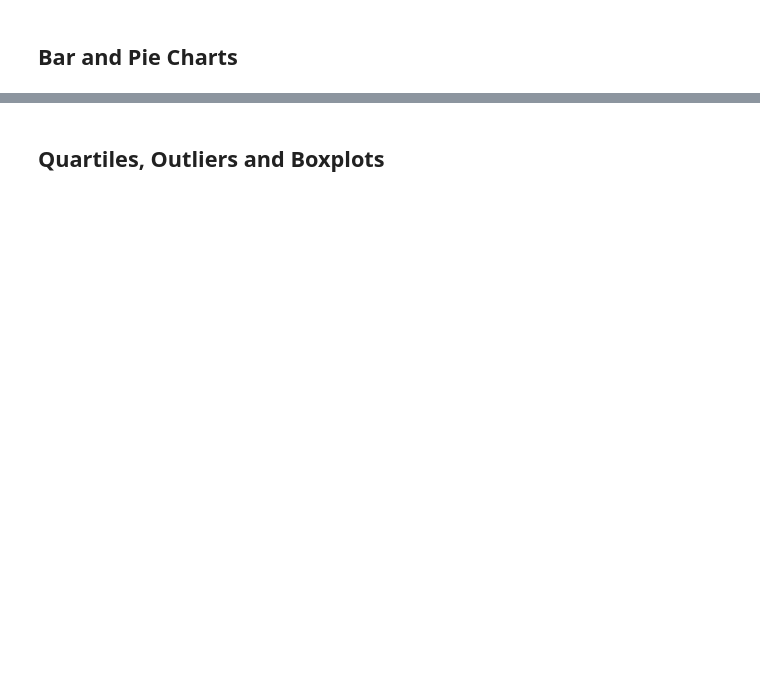
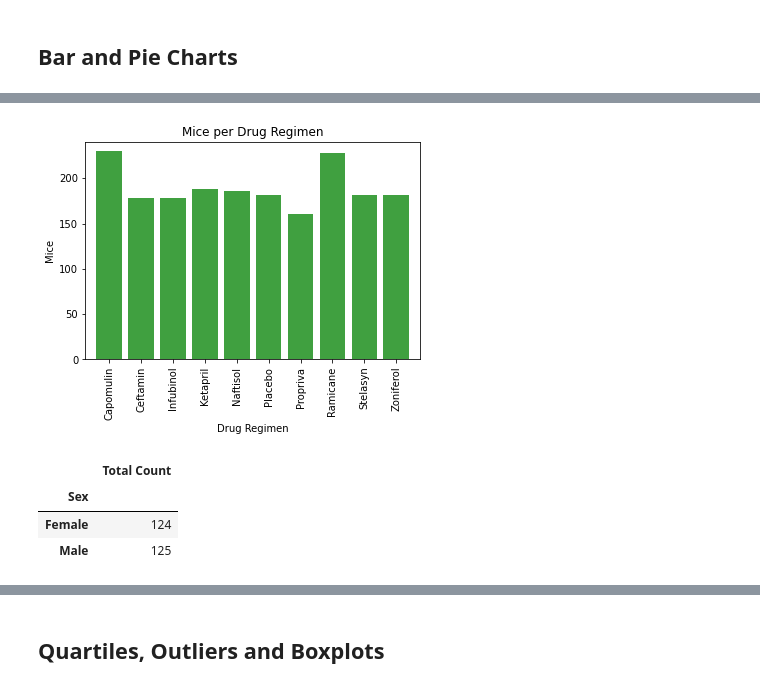
Before and after one commit to markreid2/Power_of_Plots, a Jupyter notebook: pymaceuticals_starter.ipynb, the cells around one changed output, grey strips where cells are left out. Saved outputs shown, nothing was run; the diff lists cells and outputs as text; code cells hidden in the pictures; blank space fills up the shorter version.

```diff
--- a/pymaceuticals_starter.ipynb
+++ b/pymaceuticals_starter.ipynb
@@ -122,2 +150,38 @@ sum_stats
+# %%
+# Generate a bar plot showing the total number of mice for each treatment throughout the course of the study using pyplot.
+users = [230, 178, 178, 188, 186, 181, 161, 228, 181, 182]
+
+#x axis = length of dreg_dps
+x_axis = np.arange(len(dreg_dps))
+
+plt.bar(x_axis, users, color='g', alpha=0.75, align='center')
+#tick locations as datapoints
+tick_locations = [value for value in x_axis]
+plt.xticks(tick_locations, ['Capomulin', 'Ceftamin', 'Infubinol', 'Ketapril', 'Naftisol', 'Placebo', 'Propriva', 'Ramicane', 'Stelasyn', 'Zoniferol'],  rotation='vertical')
+
+plt.xlim(-0.75, len(x_axis)-0.25)
+
+plt.ylim(0, max(users)+10)
+
+plt.title("Mice per Drug Regimen")
+plt.xlabel("Drug Regimen")
+plt.ylabel("Mice")
+plt.show()
+# %% [output]
+[figure, added]
+# %%
+#groupy mouse id and sex to get unique datapoints
+groupby_gen = combo_data.groupby(["Mouse ID","Sex"])
+groupby_gen
+mice_gen_df = pd.DataFrame(groupby_gen.size())
+#Create dataframe
+mice_gen = pd.DataFrame(mice_gen_df.groupby(["Sex"]).count())
+mice_gen.columns = ["Total Count"]
+mice_gen
+# %% [output]
+|  | Total Count |
+| Sex |  |
+| Female | 124 |
+| Male | 125 |
 # %%
 # Generate a pie plot showing the distribution of female versus male mice using pandas
```
Also changed, not shown: parts of 19 cells of this notebook.
